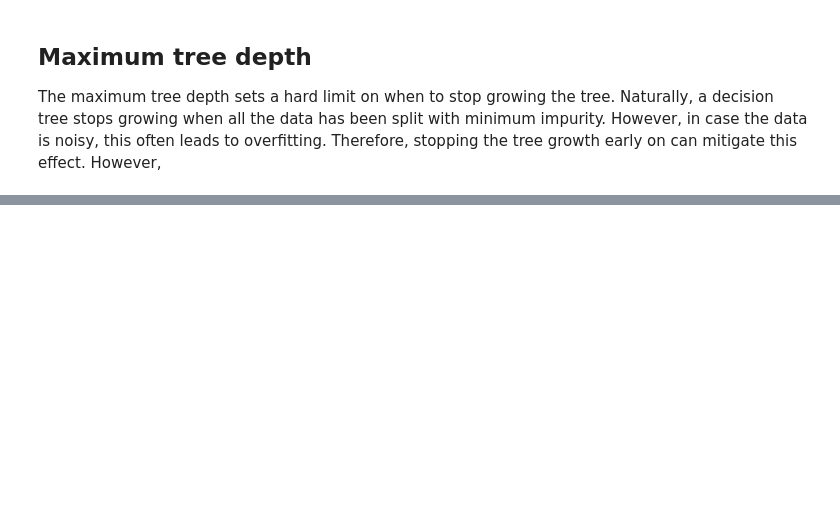
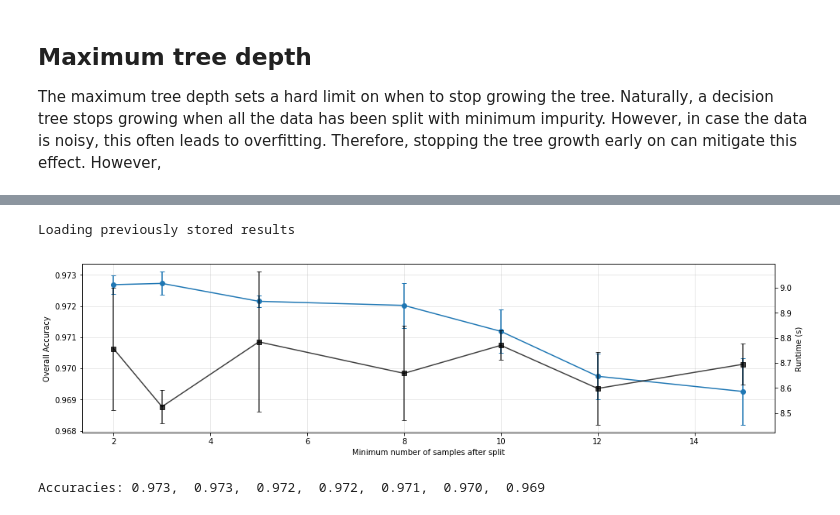
Before and after one commit to virginia-m/classifier_comparison_on_covertype_data, a Jupyter notebook: classification_analysis.ipynb, the cells around one changed output, grey strips where cells are left out. Cells and saved outputs as stored; diff of their text form; code cells hidden in the pictures; blank space fills up the shorter version.

```diff
--- a/classification_analysis.ipynb
+++ b/classification_analysis.ipynb
@@ -524,0 +540,11 @@ plot_accuracies_and_runtime(parameter=parameter,  alias='Minimum impurity decrea
+# %%
+parameter = 'min_samples_split'
+parameter_values = [2, 3, 5, 8, 10, 12, 15]
+confs_5, run_times_5 = scan_parameter(parameter, parameter_values,
+                       kwargs={'n_jobs': -1, 'bootstrap': False},
+                                      redo=False, save_to_txt=True)
+plot_accuracies_and_runtime(parameter=parameter,  alias='Minimum number of samples after split')
+# %% [output]
+Loading previously stored results
+[figure, added]
+Accuracies: 0.973,  0.973,  0.972,  0.972,  0.971,  0.970,  0.969
```
Also changed, not shown: parts of 16 cells of this notebook, 7 other files.
